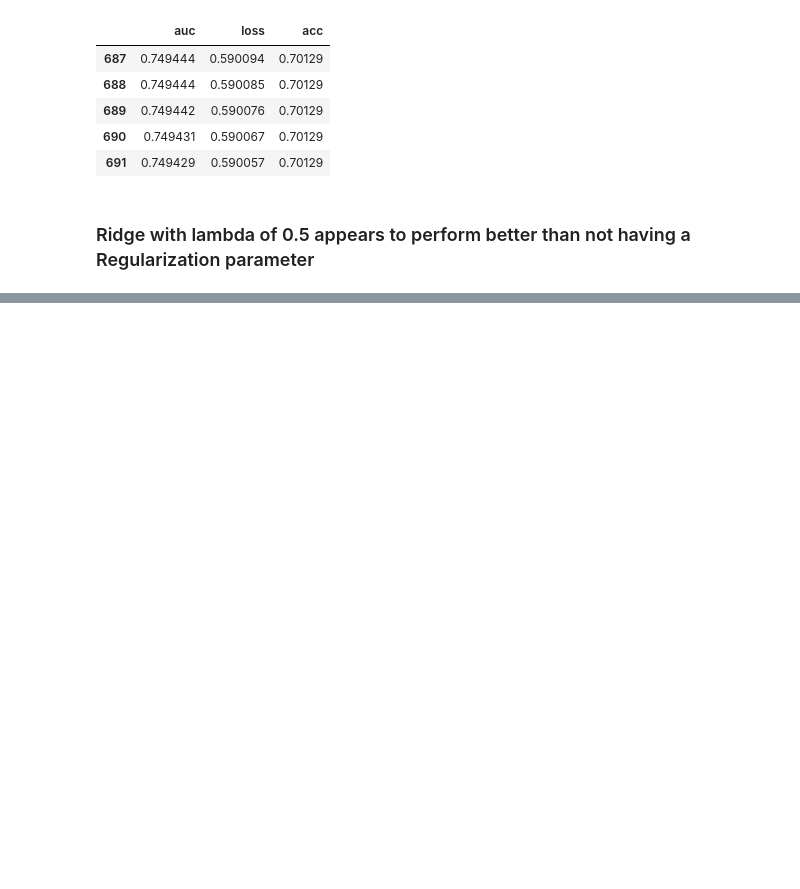
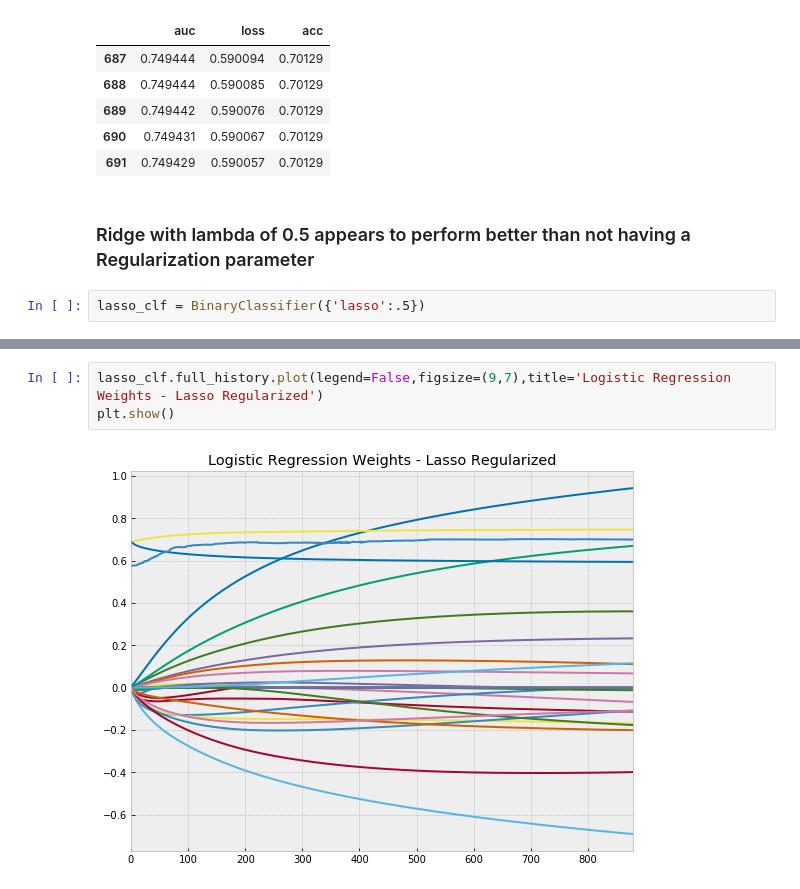
Before and after one commit to MichaelNormandyGavin/contraceptive, a Jupyter notebook: Contraceptive Study Classification.ipynb, the cells around one changed output, grey strips where cells are left out. Saved outputs shown, nothing was run; the diff lists cells and outputs as text; blank space fills up the shorter version.

Commit message:
Cleaned up notebook and added Lasso functionality

```diff
--- a/Contraceptive Study Classification.ipynb
+++ b/Contraceptive Study Classification.ipynb
@@ -903,3 +838,5 @@ clf.full_history.iloc[:,-3:].tail()
 | 691 | 0.749429 | 0.590057 | 0.70129 |
 # %% [markdown]
 ### Ridge with lambda of 0.5 appears to perform better than not having a Regularization parameter
+# %%
+lasso_clf = BinaryClassifier({'lasso':.5})
@@ -905,0 +864,5 @@ clf.full_history.iloc[:,-3:].tail()
+# %%
+lasso_clf.full_history.plot(legend=False,figsize=(9,7),title='Logistic Regression Weights - Lasso Regularized')
+plt.show()
+# %% [output]
+[figure, added]
```
Also changed, not shown: parts of 29 cells of this notebook, 3 other files.
